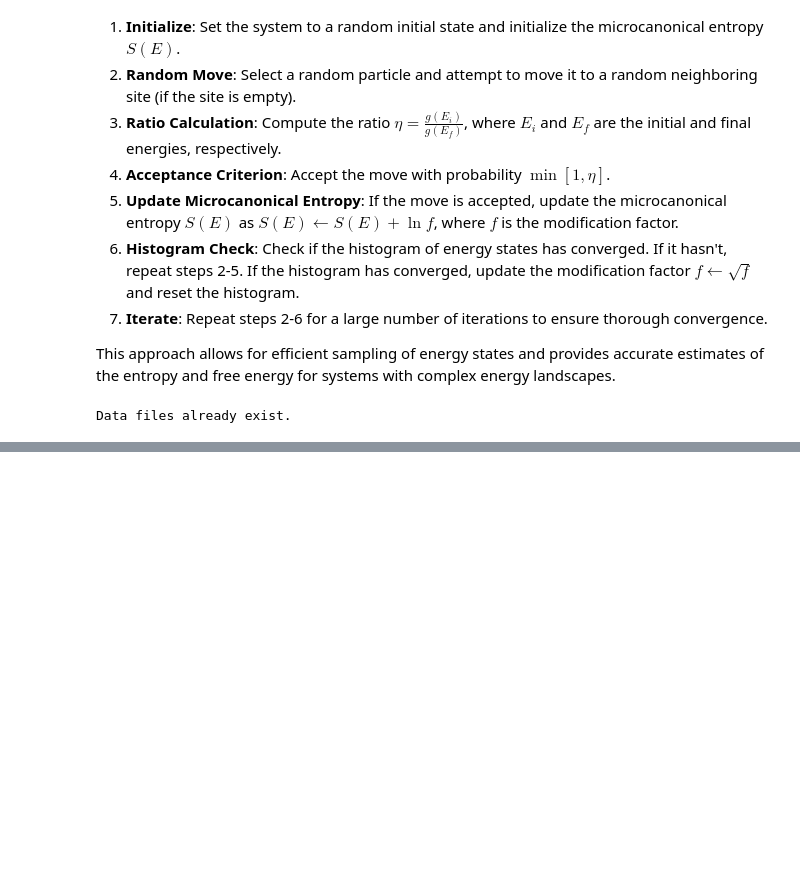
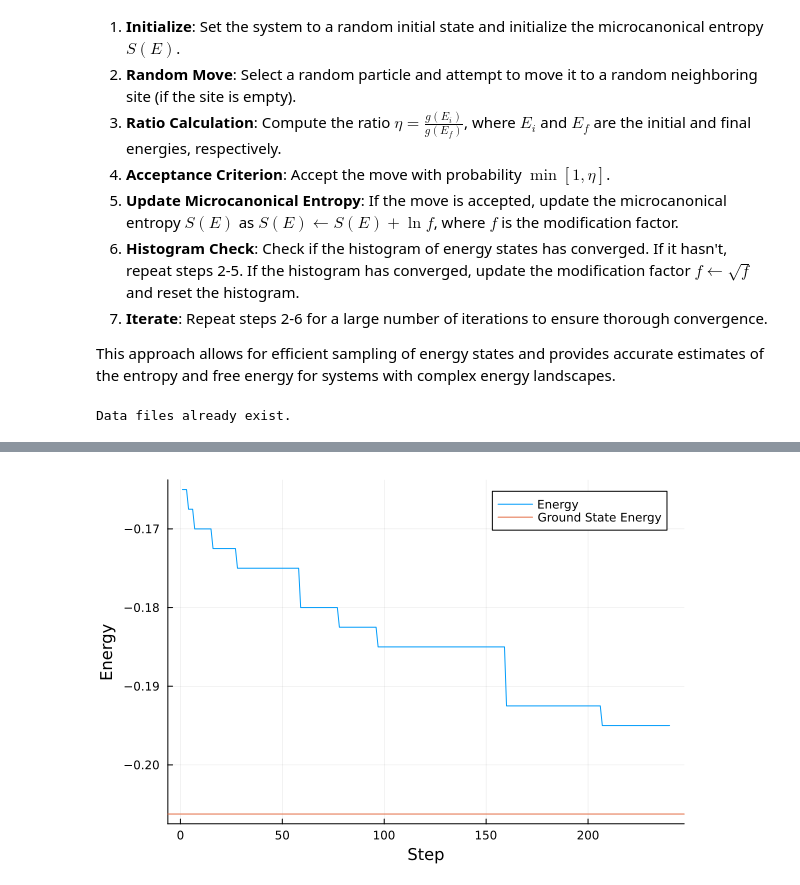
Before and after one commit to wexlergroup/FreeBird.jl, a Jupyter notebook: scripts/algorithm-examples.ipynb, the cells around one changed output, grey strips where cells are left out. Saved outputs shown, nothing was run; the diff lists cells and outputs as text; code cells hidden in the pictures; blank space fills up the shorter version.

```diff
--- a/scripts/algorithm-examples.ipynb
+++ b/scripts/algorithm-examples.ipynb
@@ -381,0 +380,28 @@ Cv = (E2_avg .- E_avg.^2) ./ (k_B * T.^2) / k_B
+# %%
+# Initialize walkers with random configurations
+num_walkers = 100
+walkers = [deepcopy(initial_lattice) for i in 1:num_walkers]
+for walker in walkers
+    walker.occupations = [false for i in 1:length(walker.occupations)]
+    for i in sample(1:length(walker.occupations), 4, replace=false)
+        walker.occupations[i] = true
+    end
+end
+
+# Perform the nested sampling simulation
+num_steps = 240
+results = nested_sampling(
+    walkers,
+    num_steps,
+    adsorption_energy,
+    nn_energy,
+    nnn_energy
+)
+
+# Plot the results
+plot(results[3], xlabel="Step", ylabel="Energy", label="Energy")
+
+# Add a horizontal line for the ground state energy
+hline!([energy_min], label="Ground State Energy")
+# %% [output]
+[figure, added]
```
Also changed, not shown: parts of 12 cells of this notebook.
